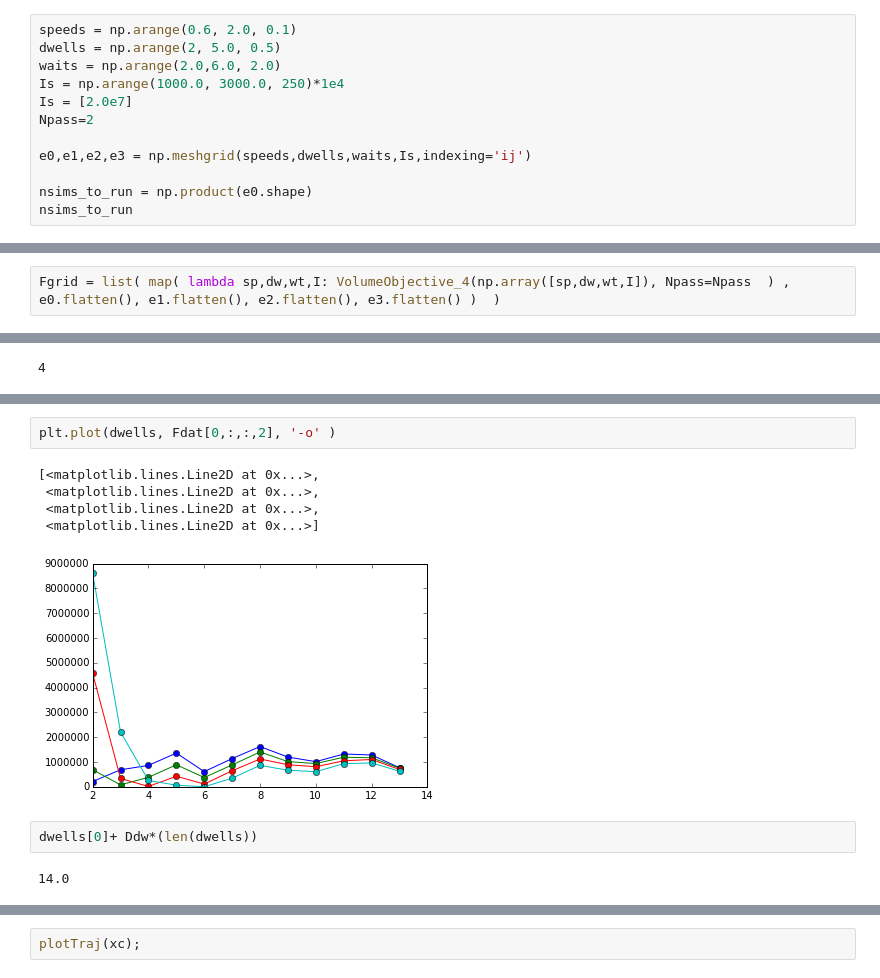
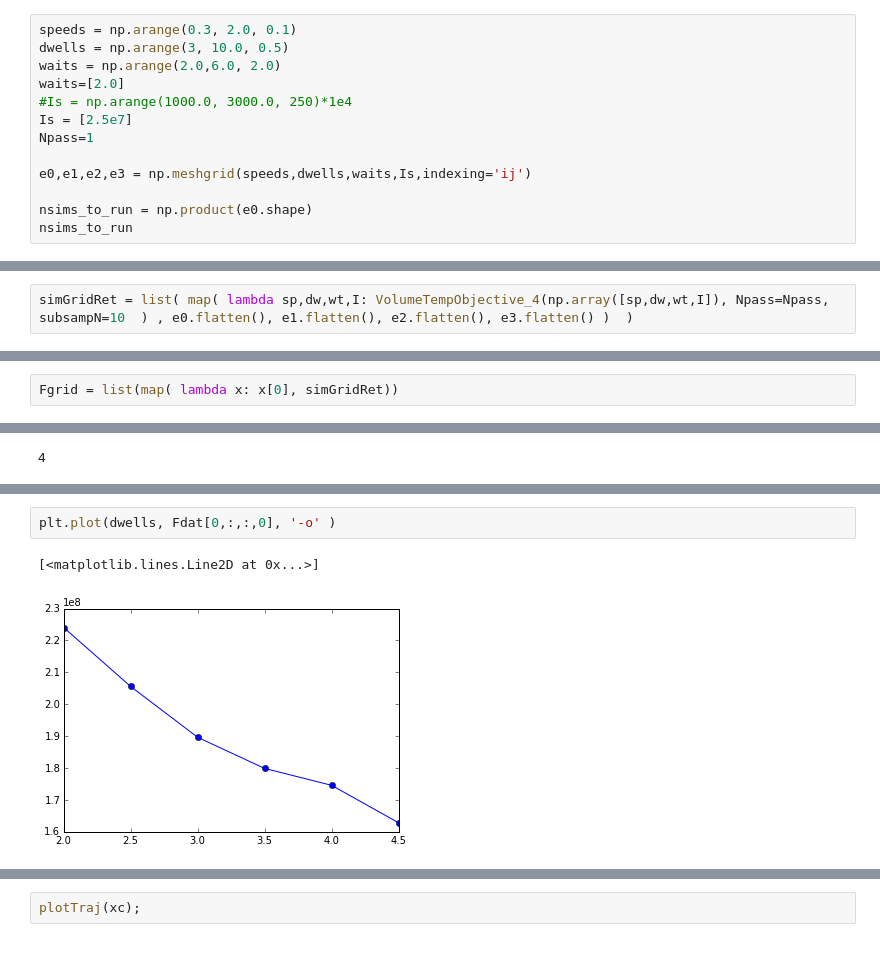
Before and after one commit to vlchaplin/fus_thermalmodelling, a Jupyter notebook: ablation_param_grid.ipynb, the cells around one changed output, grey strips where cells are left out. Saved outputs shown, nothing was run; the diff lists cells and outputs as text.

```diff
--- a/ablation_param_grid.ipynb
+++ b/ablation_param_grid.ipynb
@@ -271,10 +193,11 @@ PBHE_CUDA.ResetGPU()
 # %%
-speeds = np.arange(0.6, 2.0, 0.1)
-dwells = np.arange(2, 5.0, 0.5)
+speeds = np.arange(0.3, 2.0, 0.1)
+dwells = np.arange(3, 10.0, 0.5)
 waits = np.arange(2.0,6.0, 2.0)
-Is = np.arange(1000.0, 3000.0, 250)*1e4
-Is = [2.0e7]
-Npass=2
+waits=[2.0]
+#Is = np.arange(1000.0, 3000.0, 250)*1e4
+Is = [2.5e7]
+Npass=1
 
 e0,e1,e2,e3 = np.meshgrid(speeds,dwells,waits,Is,indexing='ij')
 
@@ -296,3 +228,3 @@ Nt
 # %%
-Fgrid = list( map( lambda sp,dw,wt,I: VolumeObjective_4(np.array([sp,dw,wt,I]), Npass=Npass  ) , e0.flatten(), e1.flatten(), e2.flatten(), e3.flatten() )  )
+simGridRet = list( map( lambda sp,dw,wt,I: VolumeTempObjective_4(np.array([sp,dw,wt,I]), Npass=Npass, subsampN=10  ) , e0.flatten(), e1.flatten(), e2.flatten(), e3.flatten() )  )
 # %% [output]
@@ -323,0 +248,2 @@ params=np.reshape( paramsFgrid, [2,12,4,4 ,4] )
+# %%
+Fgrid = list(map( lambda x: x[0], simGridRet))
@@ -402,12 +466,5 @@ sonication 2
 # %%
-plt.plot(dwells, Fdat[0,:,:,2], '-o' )
+plt.plot(dwells, Fdat[0,:,:,0], '-o' )
 # %% [output]
-[<matplotlib.lines.Line2D at 0x...>,
- <matplotlib.lines.Line2D at 0x...>,
- <matplotlib.lines.Line2D at 0x...>,
- <matplotlib.lines.Line2D at 0x...>]
+[<matplotlib.lines.Line2D at 0x...>]
-[figure, old version]
+[figure, new version]
-# %%
-dwells[0]+ Ddw*(len(dwells))
-# %% [output]
-14.0
```
Also changed, not shown: parts of 69 cells of this notebook, 2 other files.
